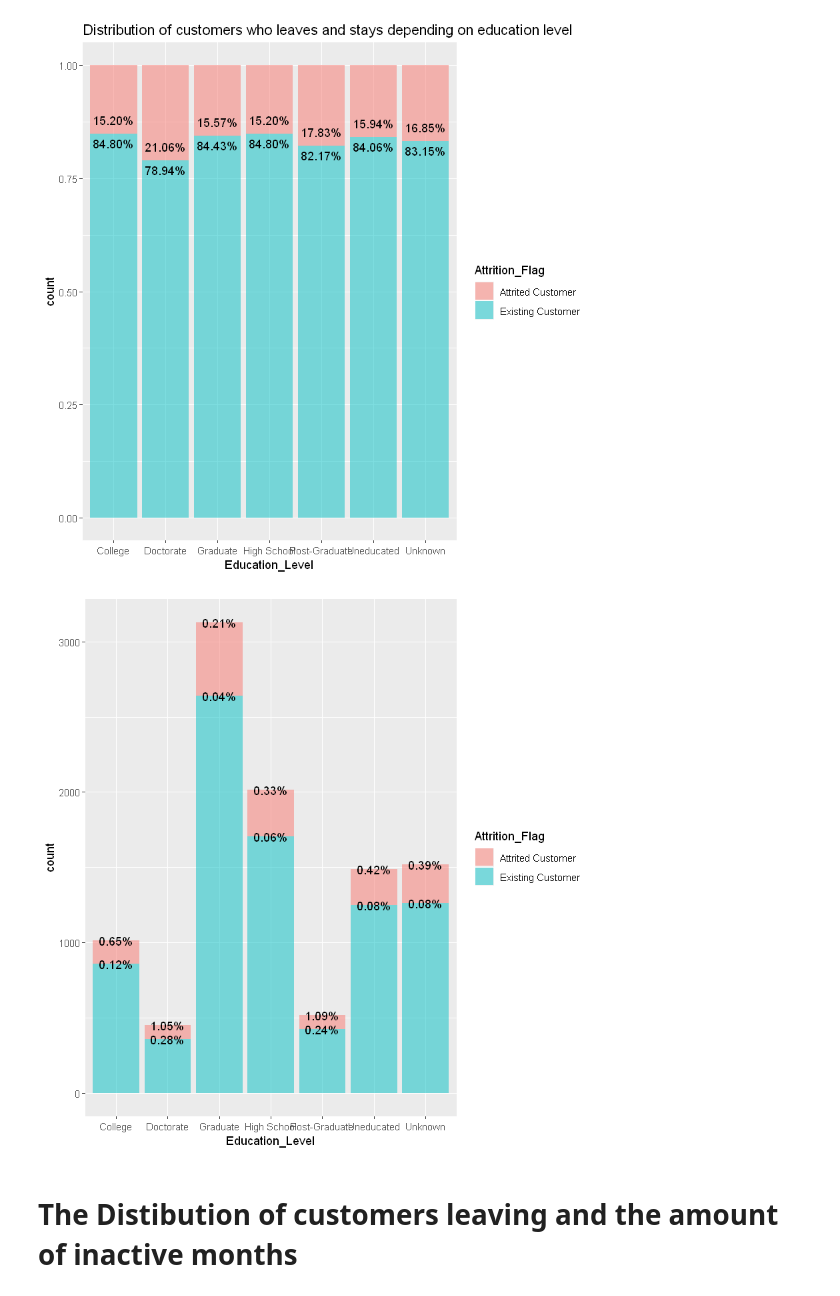
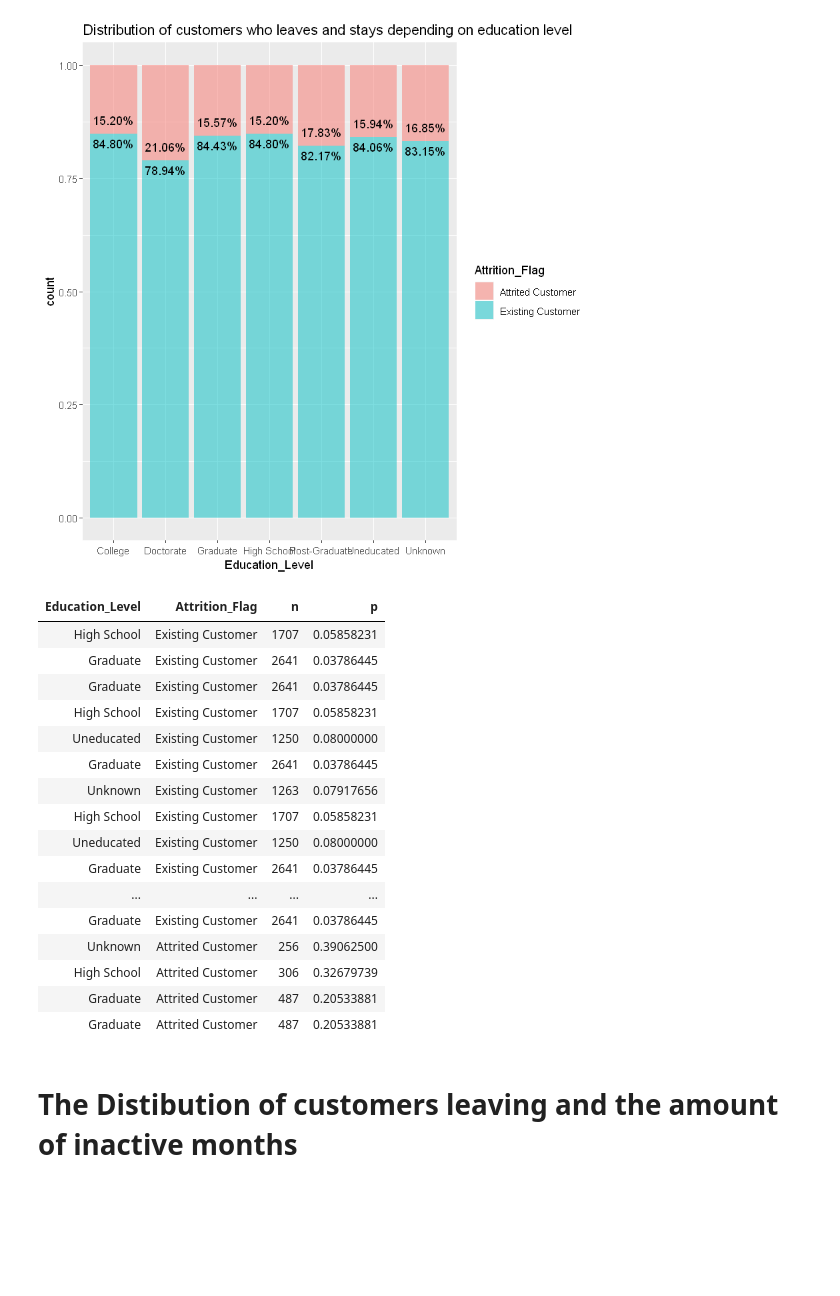
Before and after one commit to WeAreVR/Biba, a Jupyter notebook: BIBA.ipynb, the cells around one changed output. Drawn from its saved outputs; the diff is of its cells as text; code cells hidden in the pictures; blank space fills up the shorter version.

```diff
--- a/BIBA.ipynb
+++ b/BIBA.ipynb
@@ -101,16 +101,29 @@ ggtitle("Distribution of customers who leaves and stays depending on education l
 # %%
 
 #Attempt at cleaner code from above graph. Doesn't work
 dataset %>%
 select(Education_Level,Attrition_Flag)%>%
 add_count(Education_Level,Attrition_Flag)%>%
 group_by(Education_Level,Attrition_Flag)%>%
-mutate(p=n/sum(n)*100)%>%
-ggplot(aes(x=Education_Level,fill=Attrition_Flag))+
-geom_bar(alpha=0.5)+
-stat_count(aes(label =percent(p/100)), geom = "text")
+mutate(p=n/sum(n)*100)
 # %% [output]
-[figure, removed]
+| Education_Level | Attrition_Flag | n | p |
+| High School | Existing Customer | 1707 | 0.05858231 |
+| Graduate | Existing Customer | 2641 | 0.03786445 |
+| Graduate | Existing Customer | 2641 | 0.03786445 |
+| High School | Existing Customer | 1707 | 0.05858231 |
+| Uneducated | Existing Customer | 1250 | 0.08000000 |
+| Graduate | Existing Customer | 2641 | 0.03786445 |
+| Unknown | Existing Customer | 1263 | 0.07917656 |
+| High School | Existing Customer | 1707 | 0.05858231 |
+| Uneducated | Existing Customer | 1250 | 0.08000000 |
+| Graduate | Existing Customer | 2641 | 0.03786445 |
+| ... | ... | ... | ... |
+| Graduate | Existing Customer | 2641 | 0.03786445 |
+| Unknown | Attrited Customer | 256 | 0.39062500 |
+| High School | Attrited Customer | 306 | 0.32679739 |
+| Graduate | Attrited Customer | 487 | 0.20533881 |
+| Graduate | Attrited Customer | 487 | 0.20533881 |
 # %% [markdown]
 # The Distibution of customers leaving and the amount of inactive months
 # %%
```
Also changed, not shown: parts of 14 cells of this notebook.
